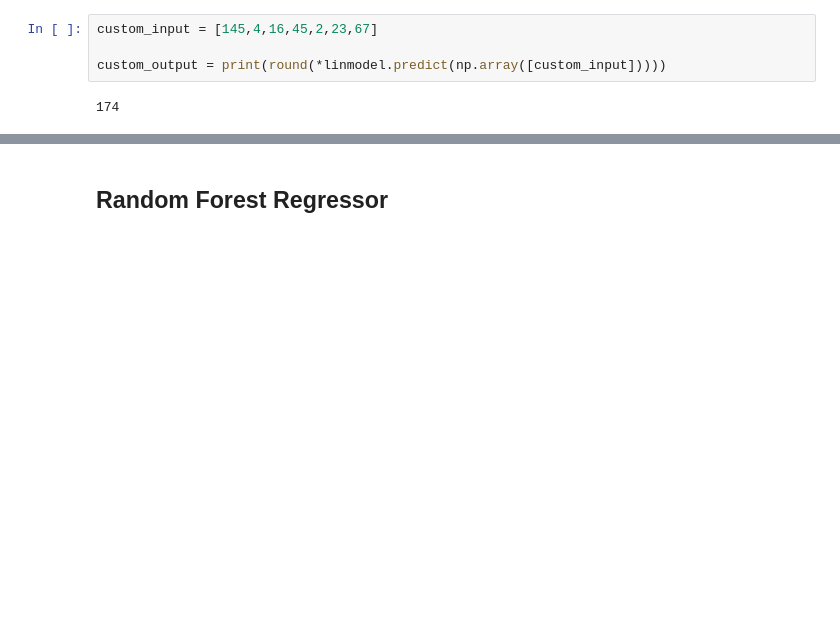
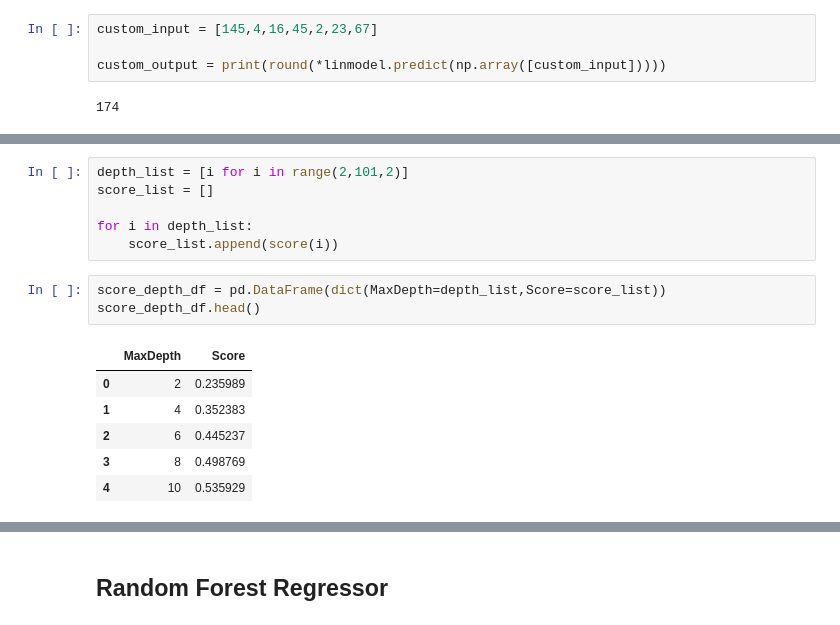
Before and after one commit to ashishsurya/Score-Predictor-GUI-using-python-scikitlearn-and-tKinter, a Jupyter notebook: MachineLearingModel.ipynb, the cells around one changed output, grey strips where cells are left out. Cells and saved outputs as stored; diff of their text form; blank space fills up the shorter version.

```diff
--- a/MachineLearingModel.ipynb
+++ b/MachineLearingModel.ipynb
@@ -157,0 +178,16 @@ custom_output = print(round(*linmodel.predict(np.array([custom_input]))))
+# %%
+depth_list = [i for i in range(2,101,2)]
+score_list = []
+
+for i in depth_list:
+    score_list.append(score(i))
+# %%
+score_depth_df = pd.DataFrame(dict(MaxDepth=depth_list,Score=score_list))
+score_depth_df.head()
+# %% [output]
+|  | MaxDepth | Score |
+| 0 | 2 | 0.235989 |
+| 1 | 4 | 0.352383 |
+| 2 | 6 | 0.445237 |
+| 3 | 8 | 0.498769 |
+| 4 | 10 | 0.535929 |
```
Also changed, not shown: parts of 7 cells of this notebook.
